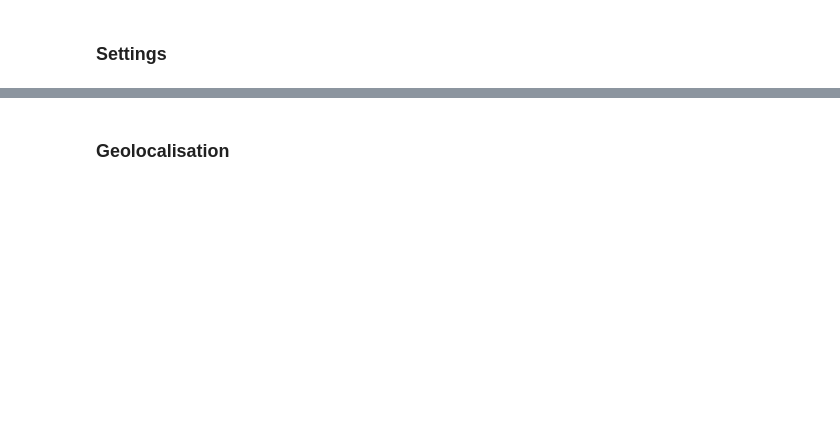
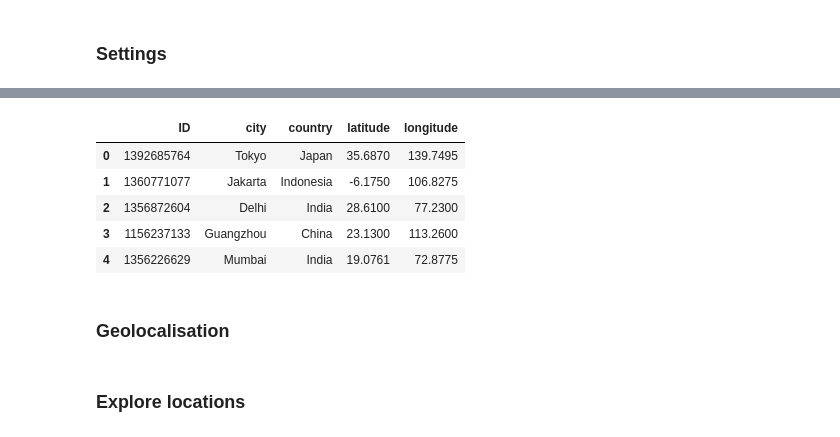
Before and after one commit to Gerrit94/image_registration, a Jupyter notebook: notebooks/geolocalisation_streetclip.ipynb, the cells around one changed output, grey strips where cells are left out. Saved outputs shown, nothing was run; the diff lists cells and outputs as text; code cells hidden in the pictures; blank space fills up the shorter version.

```diff
--- a/notebooks/geolocalisation_streetclip.ipynb
+++ b/notebooks/geolocalisation_streetclip.ipynb
@@ -41,3 +84,13 @@ image = Image.open(requests.get(urls[image_idx], stream=True).raw)
+# %%
+# Display all locations
+df_all_locations.head()
+# %% [output]
+|  | ID | city | country | latitude | longitude |
+| 0 | 1392685764 | Tokyo | Japan | 35.6870 | 139.7495 |
+| 1 | 1360771077 | Jakarta | Indonesia | -6.1750 | 106.8275 |
+| 2 | 1356872604 | Delhi | India | 28.6100 | 77.2300 |
+| 3 | 1156237133 | Guangzhou | China | 23.1300 | 113.2600 |
+| 4 | 1356226629 | Mumbai | India | 19.0761 | 72.8775 |
 # %% [markdown]
 ### Geolocalisation
 # %%
@@ -80,0 +154,2 @@ print(f"Most probable city: {cities[0]} ({probs[0]:.4f})")
+# %% [markdown]
+### Explore locations
```
Also changed, not shown: parts of 8 cells of this notebook, 1 other file.
